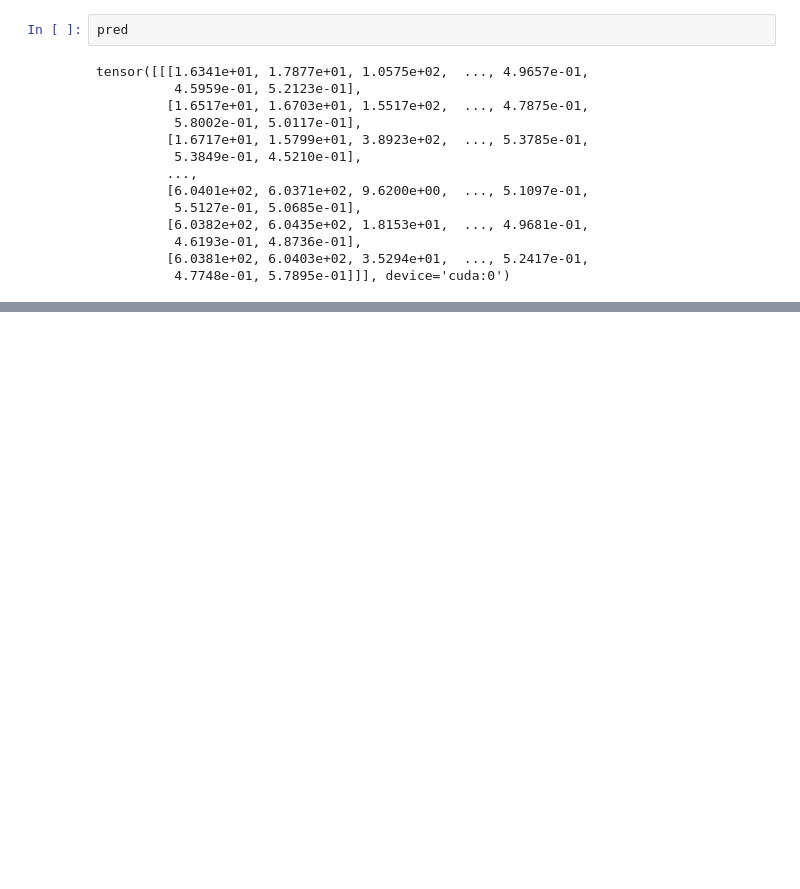
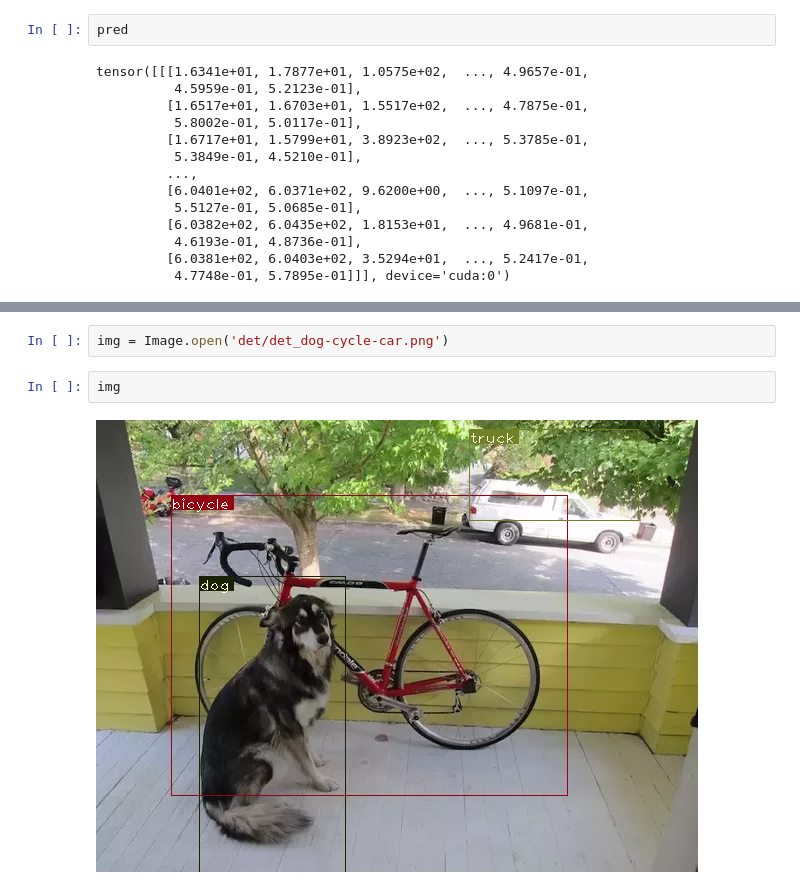
Before and after one commit to lalit527/object_detection, a Jupyter notebook: Untitled.ipynb, the cells around one changed output, grey strips where cells are left out. Cells and saved outputs as stored; diff of their text form; blank space fills up the shorter version.

```diff
--- a/Untitled.ipynb
+++ b/Untitled.ipynb
@@ -85,0 +120,6 @@ tensor([[[1.6341e+01, 1.7877e+01, 1.0575e+02,  ..., 4.9657e-01,
+# %%
+img = Image.open('det/det_dog-cycle-car.png')
+# %%
+img
+# %% [output]
+[figure, added]
```
Also changed, not shown: parts of 8 cells of this notebook, 6 other files.
